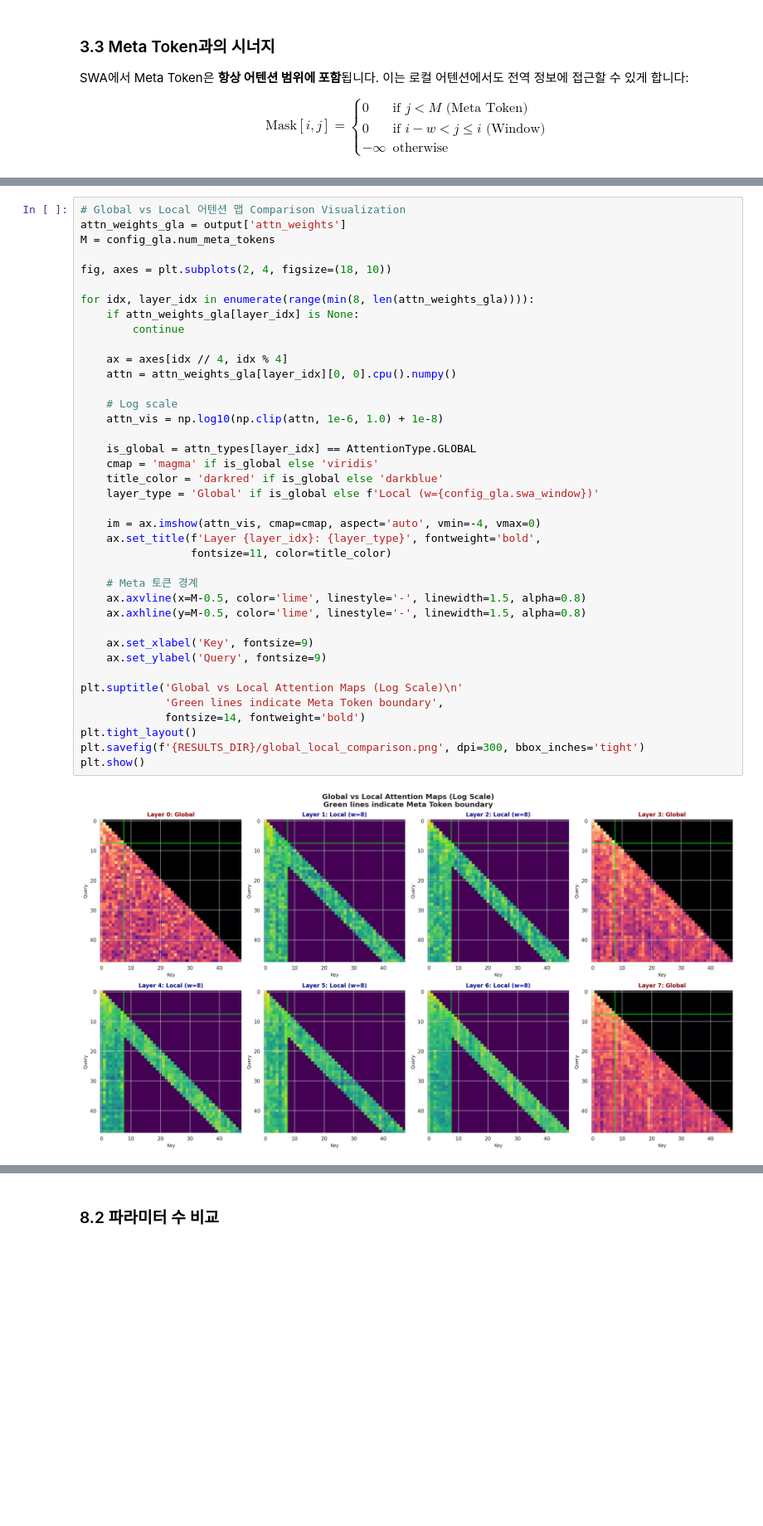
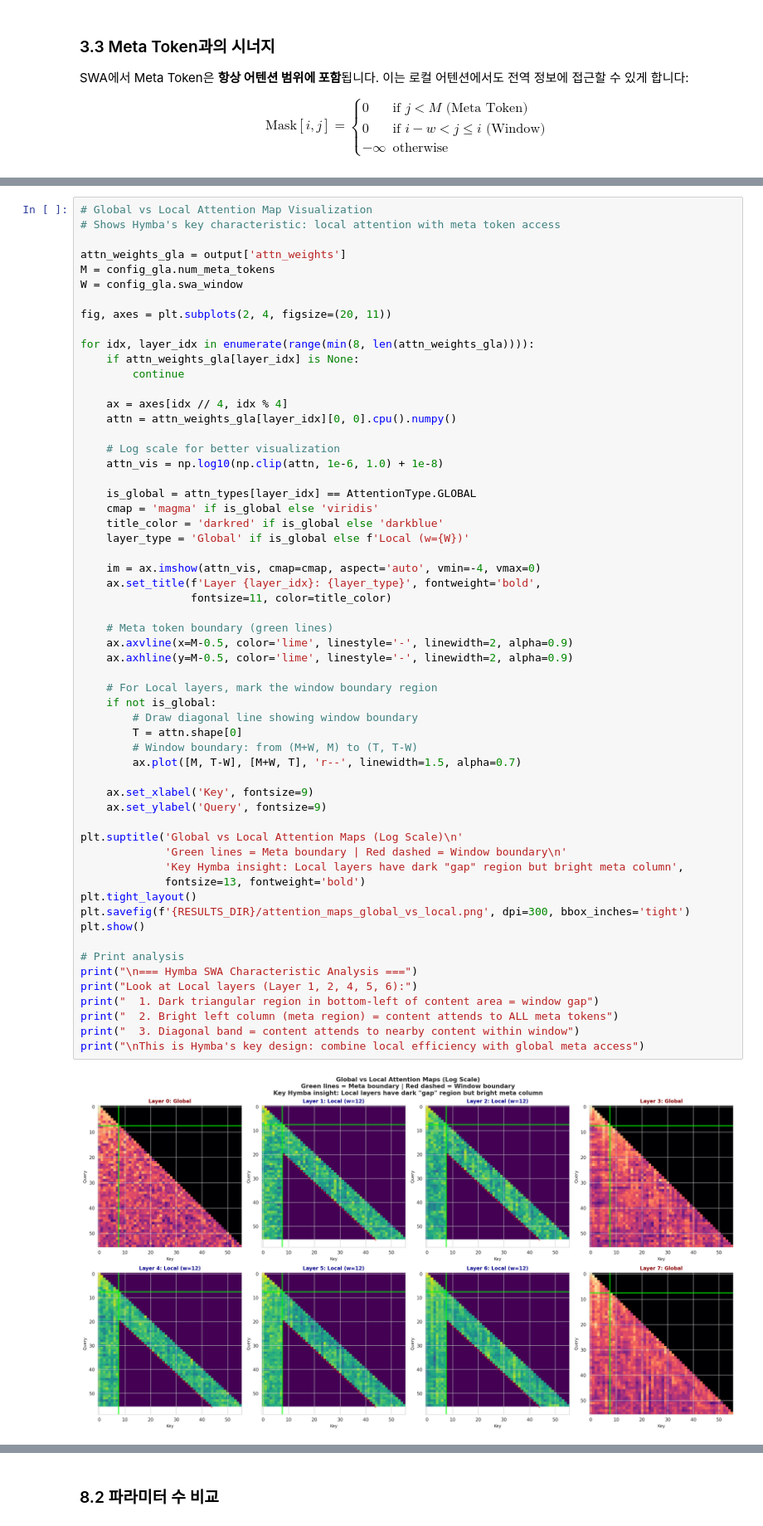
Before and after one commit to leadbreak/study, a Jupyter notebook: algorithm/14.hymba/03.Hymba_Paper_Review_and_Implementation.ipynb, the cells around one changed output, grey strips where cells are left out. Shown at 83% size. Cells and saved outputs as stored; diff of their text form; blank space fills up the shorter version.

```diff
--- a/algorithm/14.hymba/03.Hymba_Paper_Review_and_Implementation.ipynb
+++ b/algorithm/14.hymba/03.Hymba_Paper_Review_and_Implementation.ipynb
@@ -379,41 +398,60 @@ Note: Local layers show window gaps (dark regions between meta boundary and diag
 # %%
-# Global vs Local 어텐션 맵 Comparison Visualization
+# Global vs Local Attention Map Visualization
+# Shows Hymba's key characteristic: local attention with meta token access
+
 attn_weights_gla = output['attn_weights']
 M = config_gla.num_meta_tokens
+W = config_gla.swa_window
 
-fig, axes = plt.subplots(2, 4, figsize=(18, 10))
+fig, axes = plt.subplots(2, 4, figsize=(20, 11))
 
 for idx, layer_idx in enumerate(range(min(8, len(attn_weights_gla)))):
     if attn_weights_gla[layer_idx] is None:
         continue
 
     ax = axes[idx // 4, idx % 4]
     attn = attn_weights_gla[layer_idx][0, 0].cpu().numpy()
 
-    # Log scale
+    # Log scale for better visualization
     attn_vis = np.log10(np.clip(attn, 1e-6, 1.0) + 1e-8)
 
     is_global = attn_types[layer_idx] == AttentionType.GLOBAL
     cmap = 'magma' if is_global else 'viridis'
     title_color = 'darkred' if is_global else 'darkblue'
-    layer_type = 'Global' if is_global else f'Local (w={config_gla.swa_window})'
+    layer_type = 'Global' if is_global else f'Local (w={W})'
 
     im = ax.imshow(attn_vis, cmap=cmap, aspect='auto', vmin=-4, vmax=0)
     ax.set_title(f'Layer {layer_idx}: {layer_type}', fontweight='bold',
                  fontsize=11, color=title_color)
 
-    # Meta 토큰 경계
-    ax.axvline(x=M-0.5, color='lime', linestyle='-', linewidth=1.5, alpha=0.8)
-    ax.axhline(y=M-0.5, color='lime', linestyle='-', linewidth=1.5, alpha=0.8)
+    # Meta token boundary (green lines)
+    ax.axvline(x=M-0.5, color='lime', linestyle='-', linewidth=2, alpha=0.9)
+    ax.axhline(y=M-0.5, color='lime', linestyle='-', linewidth=2, alpha=0.9)
+
+    # For Local layers, mark the window boundary region
+    if not is_global:
+        # Draw diagonal line showing window boundary
+        T = attn.shape[0]
+        # Window boundary: from (M+W, M) to (T, T-W)
+        ax.plot([M, T-W], [M+W, T], 'r--', linewidth=1.5, alpha=0.7)
 
     ax.set_xlabel('Key', fontsize=9)
     ax.set_ylabel('Query', fontsize=9)
 
 plt.suptitle('Global vs Local Attention Maps (Log Scale)\n'
-             'Green lines indicate Meta Token boundary',
-             fontsize=14, fontweight='bold')
+             'Green lines = Meta boundary | Red dashed = Window boundary\n'
+             'Key Hymba insight: Local layers have dark "gap" region but bright meta column',
+             fontsize=13, fontweight='bold')
 plt.tight_layout()
-plt.savefig(f'{RESULTS_DIR}/global_local_comparison.png', dpi=300, bbox_inches='tight')
+plt.savefig(f'{RESULTS_DIR}/attention_maps_global_vs_local.png', dpi=300, bbox_inches='tight')
 plt.show()
+
+# Print analysis
+print("\n=== Hymba SWA Characteristic Analysis ===")
+print("Look at Local layers (Layer 1, 2, 4, 5, 6):")
+print("  1. Dark triangular region in bottom-left of content area = window gap")
+print("  2. Bright left column (meta region) = content attends to ALL meta tokens")
+print("  3. Diagonal band = content attends to nearby content within window")
+print("\nThis is Hymba's key design: combine local efficiency with global meta access")
 # %% [output]
-[figure, old version]
+[figure, new version]
```
Also changed, not shown: parts of 13 cells of this notebook.
